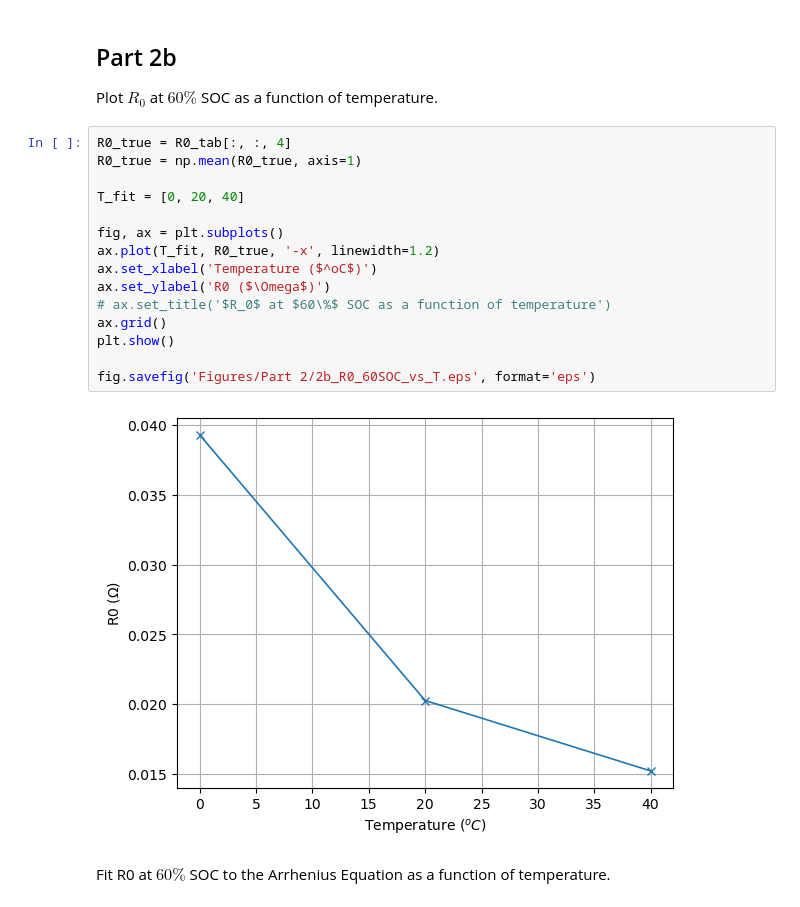
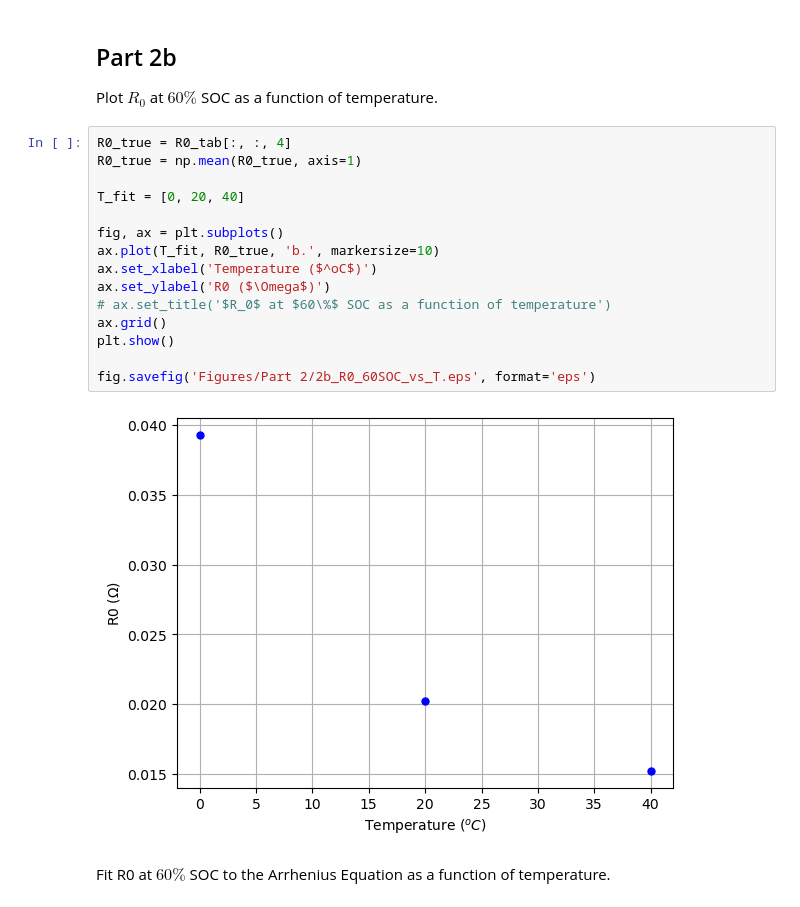
Before and after one commit to sunfanyi/modelling-of-lithium-ion-batteries, a Jupyter notebook: part_2bc.ipynb, the cells around one changed output. Cells and saved outputs as stored; diff of their text form.

```diff
--- a/part_2bc.ipynb
+++ b/part_2bc.ipynb
@@ -212,20 +212,20 @@ Plot $R_0$ at $60\%$ SOC as a function of temperature.
 # %%
 R0_true = R0_tab[:, :, 4]
 R0_true = np.mean(R0_true, axis=1)
 
 T_fit = [0, 20, 40]
 
 fig, ax = plt.subplots()
-ax.plot(T_fit, R0_true, '-x', linewidth=1.2)
+ax.plot(T_fit, R0_true, 'b.', markersize=10)
 ax.set_xlabel('Temperature ($^oC$)')
 ax.set_ylabel('R0 ($\Omega$)')
 # ax.set_title('$R_0$ at $60\%$ SOC as a function of temperature')
 ax.grid()
 plt.show()
 
 fig.savefig('Figures/Part 2/2b_R0_60SOC_vs_T.eps', format='eps')
 # %% [output]
-[figure, old version]
+[figure, new version]
 # %% [markdown]
 Fit R0 at $60\%$ SOC to the Arrhenius Equation as a function of temperature.
 # %%
```
Also changed, not shown: parts of 3 cells of this notebook, 12 other files.
